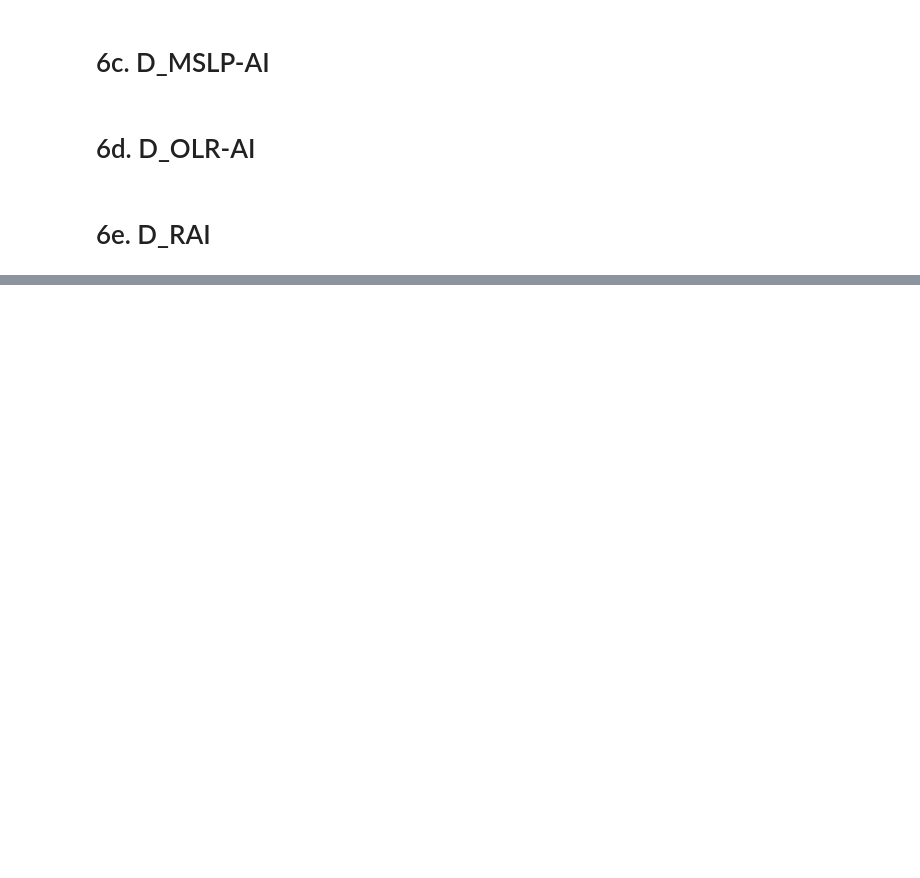
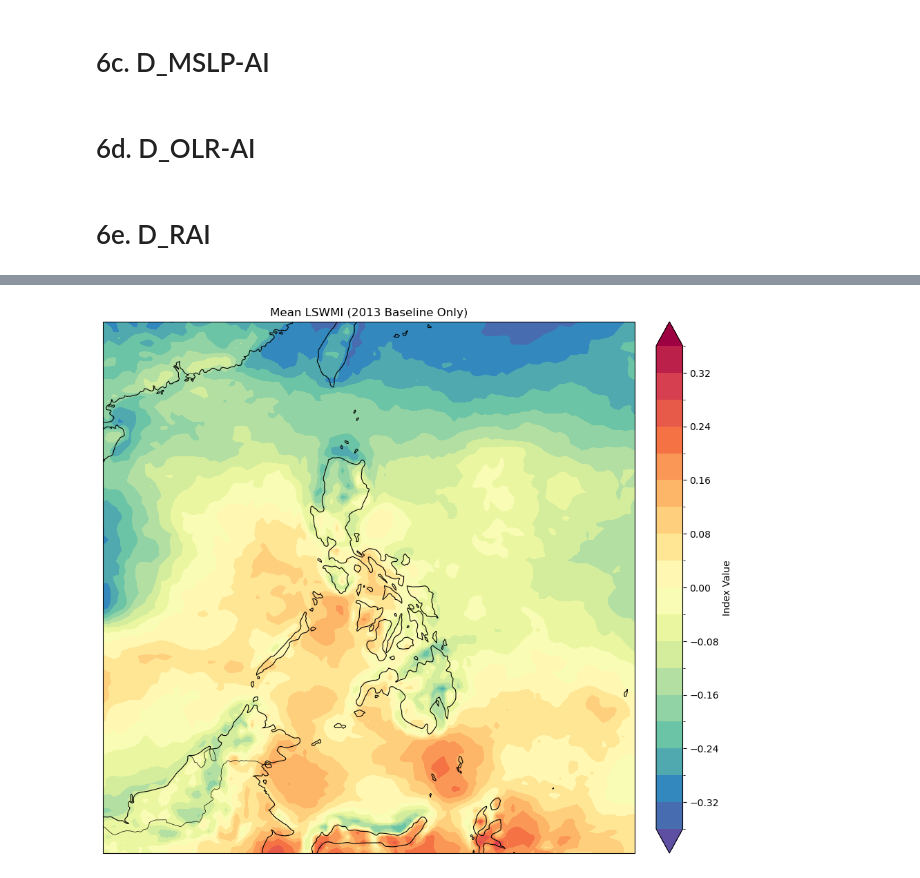
Before and after one commit to AleandraR/MS_Thesis_SWM, a Jupyter notebook: 02_notebooks/00b1_LSWMIPrep_Outputs.ipynb, the cells around one changed output, grey strips where cells are left out. Saved outputs shown, nothing was run; the diff lists cells and outputs as text; code cells hidden in the pictures; blank space fills up the shorter version.

```diff
--- a/02_notebooks/00b1_LSWMIPrep_Outputs.ipynb
+++ b/02_notebooks/00b1_LSWMIPrep_Outputs.ipynb
@@ -842,0 +1238,32 @@ plt.show()
+# %%
+import matplotlib.pyplot as plt
+import cartopy.crs as ccrs
+import cartopy.feature as cfeature
+
+# 1. Select ONLY the 1991-2020 period first
+# Then calculate the mean over time
+lswmi_mean = lswmi_da.sel(valid_time=slice("2013-01-01", "2013-12-31")).mean(dim="valid_time")
+
+plt.figure(figsize=(20, 10))
+ax = plt.axes(projection=ccrs.PlateCarree())
+
+# Add map features
+ax.coastlines(resolution="50m", linewidth=0.8)
+ax.add_feature(cfeature.BORDERS, linewidth=0.5)
+ax.add_feature(cfeature.LAND, facecolor="lightgray", zorder=0)
+ax.add_feature(cfeature.OCEAN, facecolor="white", zorder=0)
+
+# Plot
+lswmi_mean.plot.contourf(
+    ax=ax,
+    transform=ccrs.PlateCarree(),
+    cmap="Spectral_r",
+    levels=20,
+    extend="both",
+    cbar_kwargs={'label': 'Index Value', 'pad': 0.02}
+)
+
+ax.set_title("Mean LSWMI (2013 Baseline Only)")
+plt.show()
+# %% [output]
+[figure, added]
```
Also changed, not shown: parts of 23 cells of this notebook.
